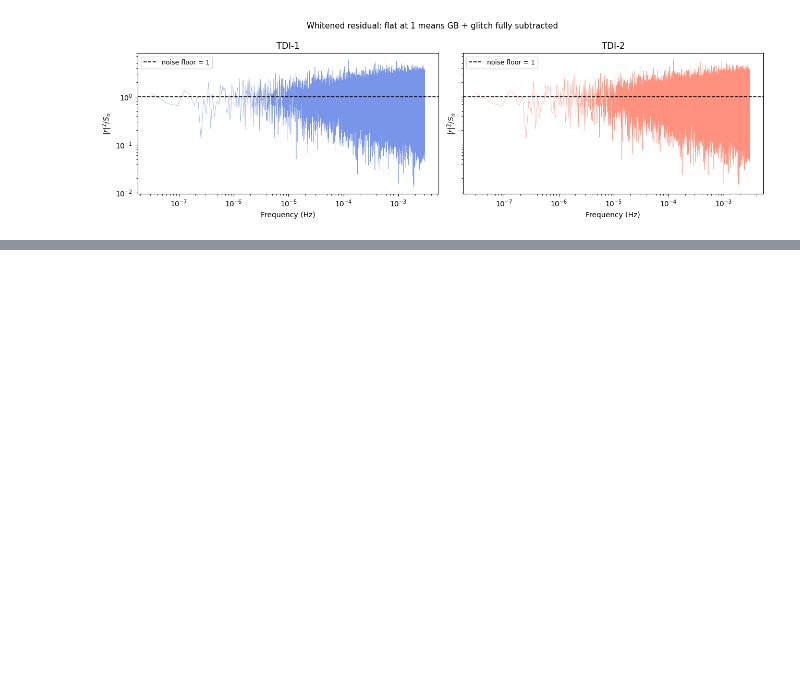
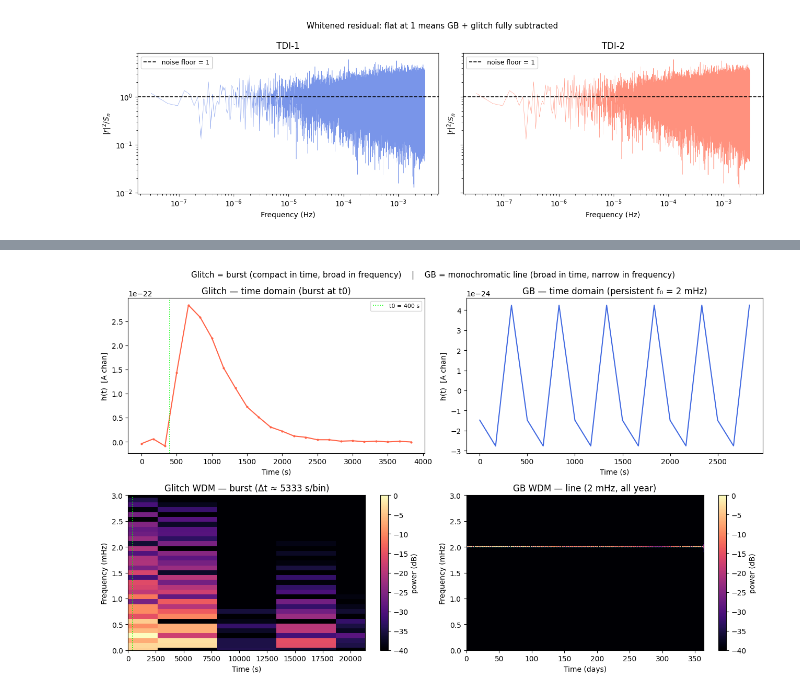
Before and after one commit to gmenta24/jaxglitches, a Jupyter notebook: glitch_and_gb.ipynb, the cells around one changed output, grey strips where cells are left out. Saved outputs shown, nothing was run; the diff lists cells and outputs as text; code cells hidden in the pictures; blank space fills up the shorter version.

Commit message:
Added a time-frequency representation with wdm_transform in glitch_and_gb.ipynb

```diff
--- a/glitch_and_gb.ipynb
+++ b/glitch_and_gb.ipynb
@@ -838,0 +865,90 @@ plt.show()
+# %%
+# ── Time/frequency: glitch (burst) vs GB (line) via the WDM transform ─────────
+# Wilson–Daubechies–Meyer wavelet transform: https://github.com/pywavelet/wdm_transform
+from wdm_transform import TimeSeries, WDM
+from wdm_transform.backends import get_backend
+
+WDM_BACKEND = get_backend('jax')   # keep everything on the JAX/x64 backend
+
+def to_time(H_fd, chan=0):
+    """Frequency-domain (n_fine, 3) -> real time series for one AET channel."""
+    return jnp.fft.irfft(H_fd[:, chan], n=n_samples) / SAMPLING_STEP_s
+
+# A WDM grid with NF frequency channels tiles the (0 … Nyquist = 3 mHz) band into
+# NT × (NF+1) cells with  Δt = NF·Δt_sample  and  Δf = nyquist/NF.  Trading time vs
+# frequency resolution is the WDM analogue of choosing a short vs long STFT window:
+#   • glitch (burst)  -> few channels, FINE TIME  (NF_GLITCH, Δt ≈ 1.5 h/bin)
+#   • GB    (line)    -> many channels, FINE FREQ (NF_GB_WDM, Δf ≈ 12 µHz)
+# Very small NF blows nt up (the transform OOMs), so ~1.5 h is the finest practical
+# time bin here — still wider than the ~few-sample burst, which therefore lands
+# entirely in the first time column (compact in time, broad in frequency).
+NF_GLITCH = 32     # coarse frequency / fine time  -> Δt ≈ 5333 s
+NF_GB_WDM = 256    # fine frequency / coarse time  -> Δf ≈ 11.7 µHz
+
+def wdm_grid(x, nf):
+    """WDM coefficients of a real series, trimmed to a length divisible by nt (even)."""
+    nt = (n_samples // nf) & ~1
+    ts = TimeSeries(x[:nt * nf], dt=SAMPLING_STEP_s, backend=WDM_BACKEND)
+    return WDM.from_time_series(ts, nt=nt)
+
+x_glitch = to_time(h_glitch_tdi1)
+x_gb     = to_time(h_gb_tdi1)
+t_full   = jnp.arange(n_samples) * SAMPLING_STEP_s
+
+# Sanity check: the glitch really is compact in time around t0.
+p = jnp.abs(x_glitch) ** 2
+e99 = float(t_full[int(jnp.searchsorted(jnp.cumsum(p) / jnp.sum(p), 0.99))])
+print(f'Glitch: 99% of time-domain energy within t < {e99:.0f} s  '
+      f'(t0 = {T0_TRUE:.0f} s, τ = {TAU_TRUE:.0f} s ≈ {TAU_TRUE/SAMPLING_STEP_s:.1f} samples)')
+
+w_glitch = wdm_grid(x_glitch, NF_GLITCH)
+w_gb     = wdm_grid(x_gb,     NF_GB_WDM)
+print(f'Glitch WDM: Δt = {w_glitch.delta_t:.0f} s,  Δf = {w_glitch.delta_f*1e3:.3f} mHz  '
+      f'({w_glitch.nf + 1} channels)')
+print(f'GB     WDM: Δt = {w_gb.delta_t/86400:.3f} d,  Δf = {w_gb.delta_f*1e6:.2f} µHz  '
+      f'({w_gb.nf + 1} channels)')
+
+def plot_wdm(ax, w, title, tscale=86400.0, tlabel='Time (days)'):
+    """dB image of the WDM coefficient power over (time, frequency [mHz])."""
+    z   = jnp.abs(w.coeffs[0]).T                          # (nf+1, nt)
+    zdb = 10.0 * jnp.log10(z**2 / jnp.max(z**2) + 1e-12)
+    pcm = ax.pcolormesh(w.time_grid / tscale, w.freq_grid * 1e3, zdb,
+                        shading='auto', cmap='magma', vmin=-40, vmax=0)
+    ax.set(title=title, xlabel=tlabel, ylabel='Frequency (mHz)', ylim=(0, 3))
+    fig.colorbar(pcm, ax=ax, label='power (dB)')
+    return pcm
+
+fig, axes = plt.subplots(2, 2, figsize=(13, 8))
+
+# (a) glitch time series — the burst at t0
+ax = axes[0, 0]
+m = t_full < 4000.0
+ax.plot(t_full[m], x_glitch[m], color='tomato', marker='.', ms=4)
+ax.axvline(T0_TRUE, color='lime', ls=':', lw=1.2, label=f't0 = {T0_TRUE:.0f} s')
+ax.set(title='Glitch — time domain (burst at t0)', xlabel='Time (s)', ylabel='h(t)  [A chan]')
+ax.legend(fontsize=8)
+
+# (b) GB time series — persistent 2 mHz oscillation
+ax = axes[0, 1]
+m = t_full < 3000.0
+ax.plot(t_full[m], x_gb[m], color='royalblue')
+ax.set(title='GB — time domain (persistent f₀ = 2 mHz)', xlabel='Time (s)', ylabel='h(t)  [A chan]')
+
+# (c) glitch WDM — fine-time grid, x-axis in SECONDS to match panel (a):
+#     all the energy sits in the first time bin, spread across every channel (burst).
+ax = axes[1, 0]
+plot_wdm(ax, w_glitch, f'Glitch WDM — burst (Δt ≈ {w_glitch.delta_t:.0f} s/bin)',
+         tscale=1.0, tlabel='Time (s)')
+ax.axvline(T0_TRUE, color='lime', ls=':', lw=1.2)
+ax.set_xlim(0, 4 * float(w_glitch.delta_t))     # first ~4 WDM time bins
+
+# (d) GB WDM — fine-frequency grid: narrow 2 mHz line across the whole year
+ax = axes[1, 1]
+plot_wdm(ax, w_gb, 'GB WDM — line (2 mHz, all year)', tscale=86400.0, tlabel='Time (days)')
+ax.axhline(F0_TRUE * 1e3, color='cyan', ls='--', lw=0.8, alpha=0.7)
+
+plt.suptitle('Glitch = burst (compact in time, broad in frequency)    |    '
+             'GB = monochromatic line (broad in time, narrow in frequency)', fontsize=11)
+plt.tight_layout()
+plt.show()
+# %% [output]
@@ -838,0 +958 @@ plt.show()
+[figure, added]
```
Also changed, not shown: parts of 4 cells of this notebook, 2 other files.
